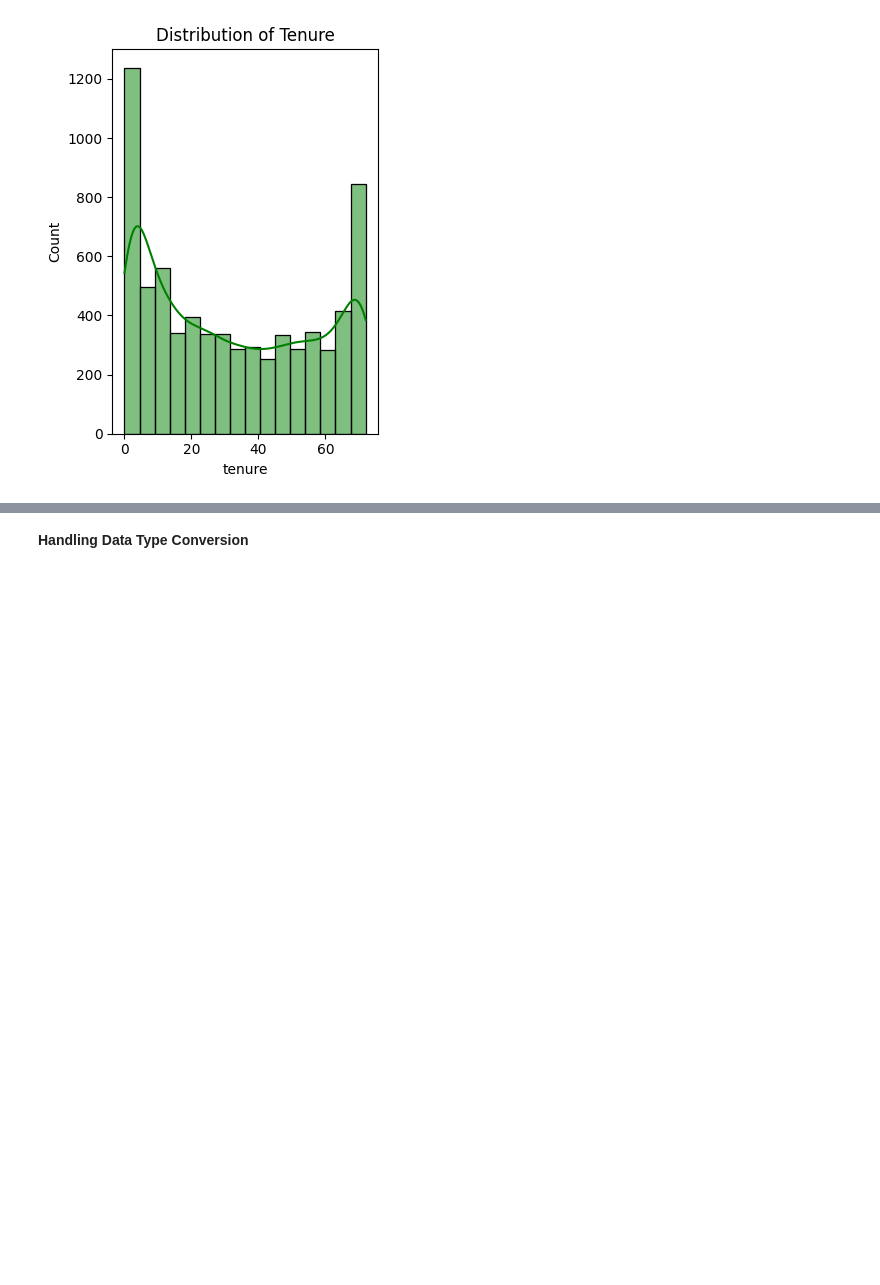
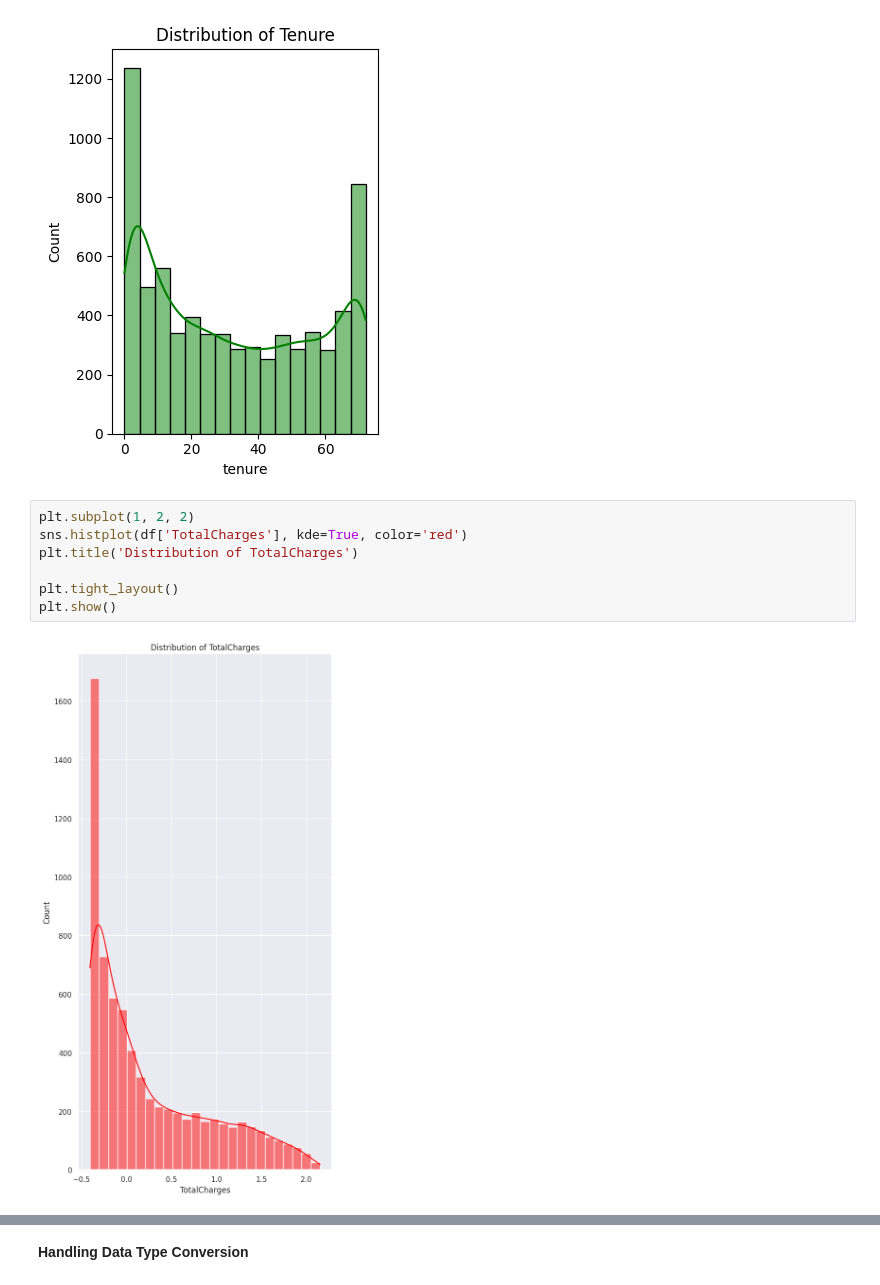
Before and after one commit to mrusamarasheed9/final-project, a Jupyter notebook: tcchurn.ipynb, the cells around one changed output, grey strips where cells are left out. Drawn from its saved outputs; the diff is of its cells as text; blank space fills up the shorter version.

```diff
--- a/tcchurn.ipynb
+++ b/tcchurn.ipynb
@@ -168,3 +191,12 @@ plt.tight_layout()
 plt.show()
 # %% [output]
 [figure]
+# %%
+plt.subplot(1, 2, 2)
+sns.histplot(df['TotalCharges'], kde=True, color='red')
+plt.title('Distribution of TotalCharges')
+
+plt.tight_layout()
+plt.show()
+# %% [output]
+[figure, added]
```
Also changed, not shown: parts of 34 cells of this notebook.
